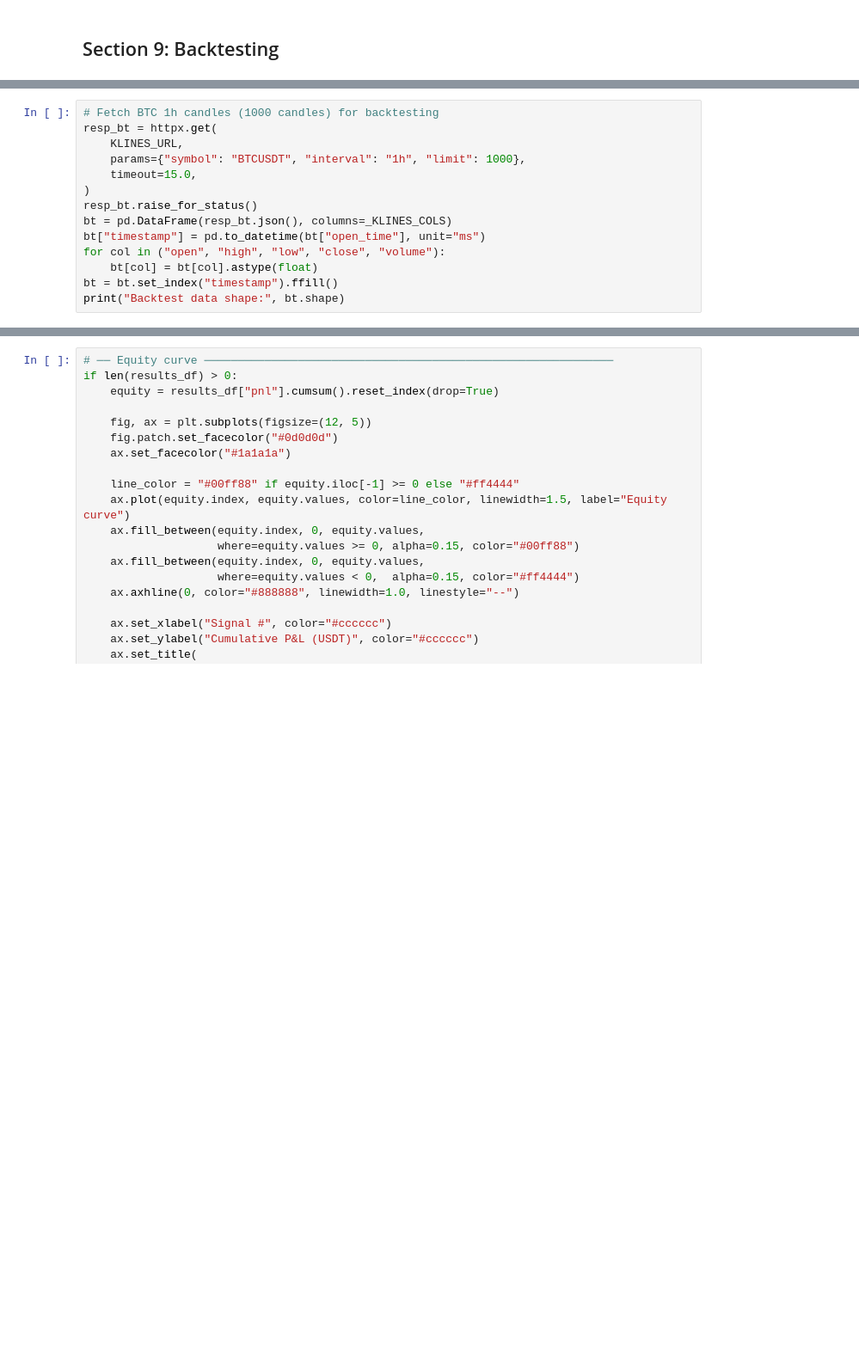
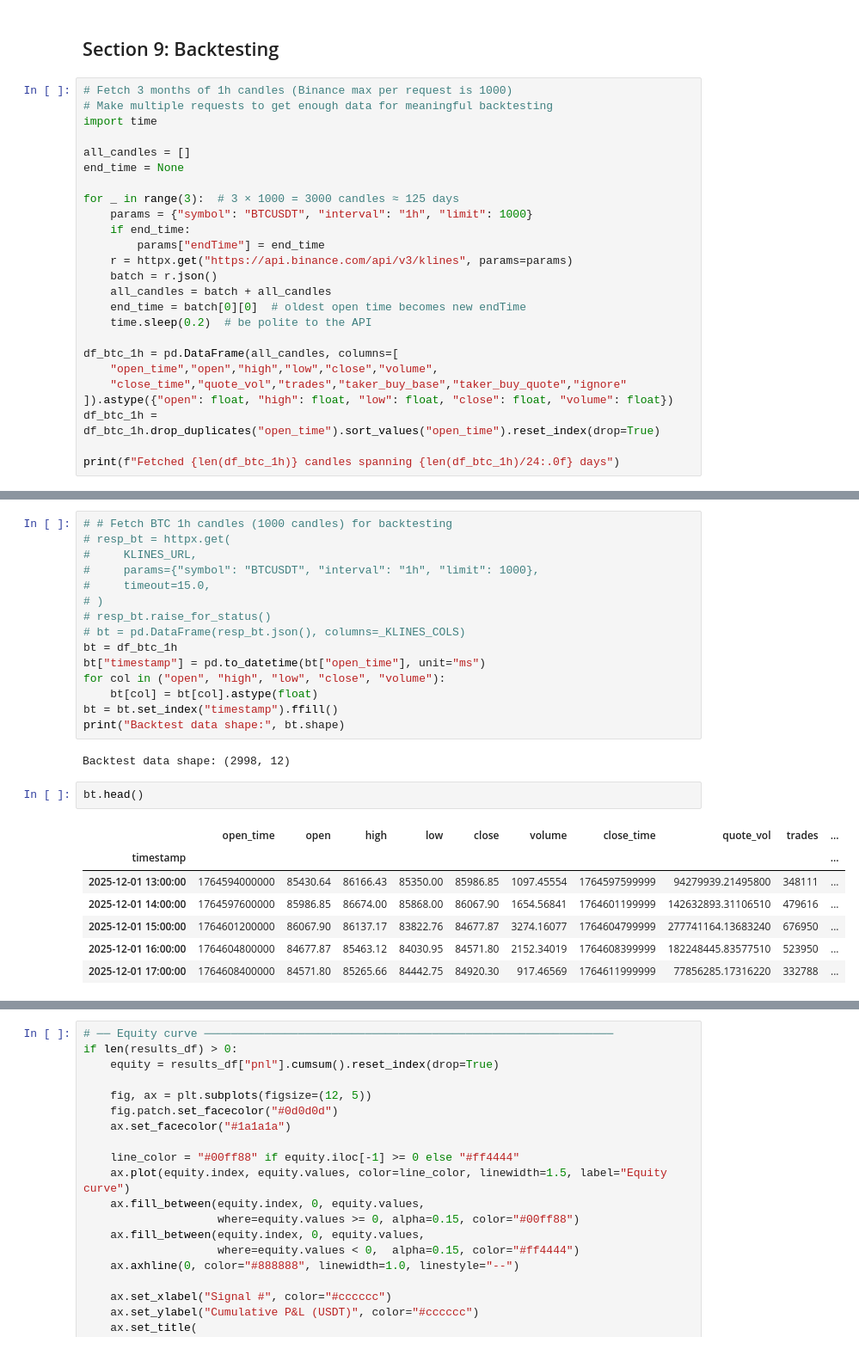
Before and after one commit to chamikaKity/agentic-trader, a Jupyter notebook: notebooks/EDA.ipynb, the cells around one changed output, grey strips where cells are left out. Shown at 86% size. Drawn from its saved outputs; the diff is of its cells as text; blank space fills up the shorter version.

```diff
--- a/notebooks/EDA.ipynb
+++ b/notebooks/EDA.ipynb
@@ -399,2 +563,27 @@ print(f"Current price {current_price:.2f} is {bb_pos} the bands  ✓")
 # %% [markdown]
 ## Section 9: Backtesting
+# %%
+# Fetch 3 months of 1h candles (Binance max per request is 1000)
+# Make multiple requests to get enough data for meaningful backtesting
+import time
+
+all_candles = []
+end_time = None
+
+for _ in range(3):  # 3 × 1000 = 3000 candles ≈ 125 days
+    params = {"symbol": "BTCUSDT", "interval": "1h", "limit": 1000}
+    if end_time:
+        params["endTime"] = end_time
+    r = httpx.get("https://api.binance.com/api/v3/klines", params=params)
+    batch = r.json()
+    all_candles = batch + all_candles
+    end_time = batch[0][0]  # oldest open time becomes new endTime
+    time.sleep(0.2)  # be polite to the API
+
+df_btc_1h = pd.DataFrame(all_candles, columns=[
+    "open_time","open","high","low","close","volume",
+    "close_time","quote_vol","trades","taker_buy_base","taker_buy_quote","ignore"
+]).astype({"open": float, "high": float, "low": float, "close": float, "volume": float})
+df_btc_1h = df_btc_1h.drop_duplicates("open_time").sort_values("open_time").reset_index(drop=True)
+
+print(f"Fetched {len(df_btc_1h)} candles spanning {len(df_btc_1h)/24:.0f} days")
@@ -401,15 +601,28 @@ print(f"Current price {current_price:.2f} is {bb_pos} the bands  ✓")
 # %%
-# Fetch BTC 1h candles (1000 candles) for backtesting
-resp_bt = httpx.get(
-    KLINES_URL,
-    params={"symbol": "BTCUSDT", "interval": "1h", "limit": 1000},
-    timeout=15.0,
-)
-resp_bt.raise_for_status()
-bt = pd.DataFrame(resp_bt.json(), columns=_KLINES_COLS)
+# # Fetch BTC 1h candles (1000 candles) for backtesting
+# resp_bt = httpx.get(
+#     KLINES_URL,
+#     params={"symbol": "BTCUSDT", "interval": "1h", "limit": 1000},
+#     timeout=15.0,
+# )
+# resp_bt.raise_for_status()
+# bt = pd.DataFrame(resp_bt.json(), columns=_KLINES_COLS)
+bt = df_btc_1h
 bt["timestamp"] = pd.to_datetime(bt["open_time"], unit="ms")
 for col in ("open", "high", "low", "close", "volume"):
     bt[col] = bt[col].astype(float)
 bt = bt.set_index("timestamp").ffill()
 print("Backtest data shape:", bt.shape)
+# %% [output]
+Backtest data shape: (2998, 12)
+# %%
+bt.head()
+# %% [output]
+|  | open_time | open | high | low | close | volume | close_time | quote_vol | trades | ... |
+| timestamp |  |  |  |  |  |  |  |  |  | ... |
+| 2025-12-01 13:00:00 | 1764594000000 | 85430.64 | 86166.43 | 85350.00 | 85986.85 | 1097.45554 | 1764597599999 | 94279939.21495800 | 348111 | ... |
+| 2025-12-01 14:00:00 | 1764597600000 | 85986.85 | 86674.00 | 85868.00 | 86067.90 | 1654.56841 | 1764601199999 | 142632893.31106510 | 479616 | ... |
+| 2025-12-01 15:00:00 | 1764601200000 | 86067.90 | 86137.17 | 83822.76 | 84677.87 | 3274.16077 | 1764604799999 | 277741164.13683240 | 676950 | ... |
+| 2025-12-01 16:00:00 | 1764604800000 | 84677.87 | 85463.12 | 84030.95 | 84571.80 | 2152.34019 | 1764608399999 | 182248445.83577510 | 523950 | ... |
+| 2025-12-01 17:00:00 | 1764608400000 | 84571.80 | 85265.66 | 84442.75 | 84920.30 | 917.46569 | 1764611999999 | 77856285.17316220 | 332788 | ... |
 # %%
```
Also changed, not shown: parts of 43 cells of this notebook.
